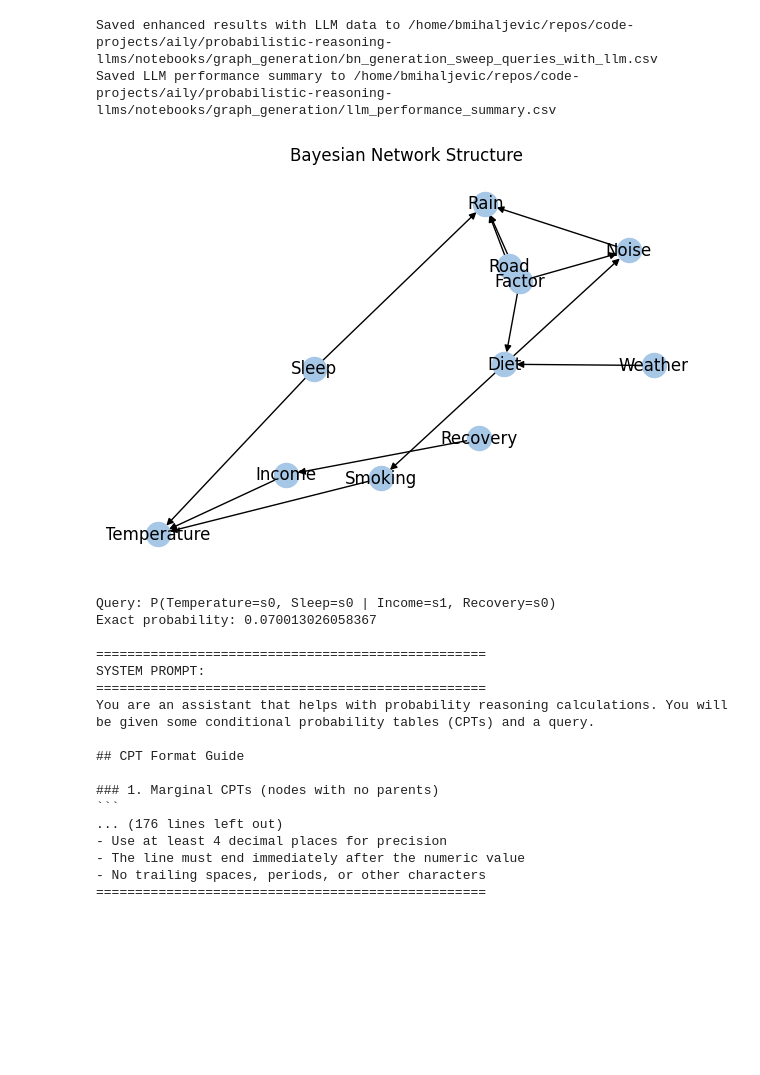
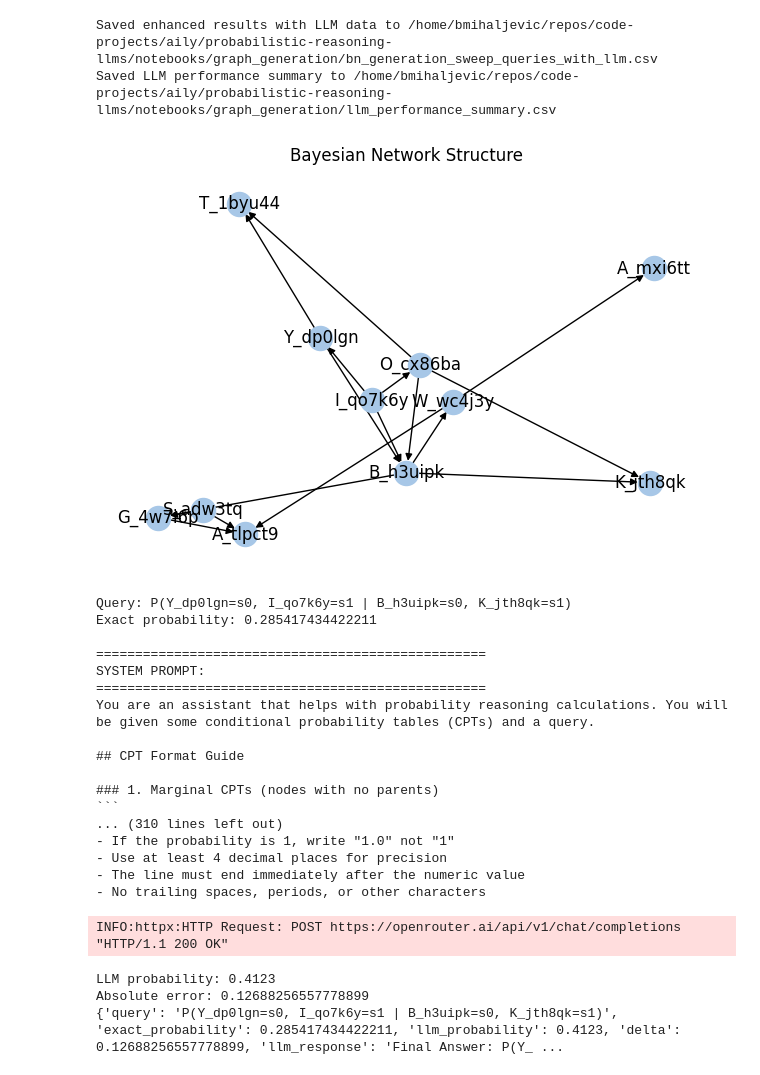
Before and after one commit to ferjorosa/probabilistic-reasoning-llms, a Jupyter notebook: notebooks/graph_generation/BN_generation_sweep.ipynb, the cells around one changed output. Drawn from its saved outputs; the diff is of its cells as text; code cells hidden in the pictures; blank space fills up the shorter version.

````diff
--- a/notebooks/graph_generation/BN_generation_sweep.ipynb
+++ b/notebooks/graph_generation/BN_generation_sweep.ipynb
@@ -36,7 +36,7 @@ from openai import OpenAI
 # %%
 # LLM Configuration and Helper Functions
 MODEL = "openai/o3-mini-high"  # Change this to your preferred model
-#MODEL = "deepseek/deepseek-chat-v3.1:free"
+MODEL = "deepseek/deepseek-chat-v3.1:free"
 
 # Initialize OpenAI client
 client = OpenAI(
@@ -305,23 +305,8 @@ Absolute error: 7.372829231516546e-05
 # %%
 # Optional: Call LLM on a subset AFTER query generation
 # Provide indices of rows in full_df for which to call the LLM.
-import ast, re
-
-def _parse_field(val):
-    if isinstance(val, (list, dict)):
-        return val
-    if not isinstance(val, str):
-        return val
-    s = val.strip()
-    if not s:
-        return None
-    # Normalize np.str_('X') -> 'X'
-    s = re.sub(r"np\.str_\(\'([^']*)\'\)", r"'\\1'", s)
-    s = re.sub(r'np\.str_\("([^"]*)"\)', r"'\\1'", s)
-    try:
-        return ast.literal_eval(s)
-    except Exception:
-        return val
+# Import _parse_field from bn_query_sweep instead of defining it locally
+from bn_query_sweep import _parse_field
 
 # Ensure LLM columns exist
 if 'llm_probability' not in full_df.columns:
@@ -331,7 +316,8 @@ if 'llm_response' not in full_df.columns:
 
 # Select which rows to send to LLM (example below commented out)
 # selected_indices = list(full_df.sample(n=10, random_state=0).index)
-selected_indices = list(full_df.sample(n=10, random_state=42).index)
+#selected_indices = list(full_df.sample(n=2, random_state=42).index)
+#selected_indices = [548]
 
 for ridx in selected_indices:
     row = full_df.iloc[ridx]
@@ -339,8 +325,8 @@ for ridx in selected_indices:
     query_vars = _parse_field(row['query_vars']) or []
     query_states = _parse_field(row['query_states']) or []
     evidence = _parse_field(row['evidence']) or None
-    print(f"Processing BN {int(row['bn_index'])+1}/{len(all_bayesian_networks)}, Query {int(row['query_index'])+1}...")
+    print(f"Processing BN {int(row['bn_index'])}/{len(all_bayesian_networks)}, Query {int(row['query_index'])}...")
     llm_prob, llm_response = call_llm_for_query(bn, query_vars, query_states, evidence)
-    full_df.at[full_df.index[ridx], 'llm_probability'] = llm_prob
-    full_df.at[full_df.index[ridx], 'llm_response'] = llm_response
+    full_df.at[ridx, 'llm_probability'] = llm_prob
+    full_df.at[ridx, 'llm_response'] = llm_response
 # %% [output]
@@ -466,19 +496,19 @@ Saved LLM performance summary to /home/bmihaljevic/repos/code-projects/aily/prob
 # %%
 result = inspect_row_and_call_llm(
     full_df=full_df,
     all_bayesian_networks=all_bayesian_networks,
    # row_index=731,
-    row_index=588,
+    row_index=548,
     openai_client=client,
     model=MODEL,
     prompts_path=prompt_path,
     draw_kwargs={"figsize": (6, 4)},
 )
 print(result)
 # %% [output]
-[figure, old version]
+[figure, new version]
-Query: P(Temperature=s0, Sleep=s0 | Income=s1, Recovery=s0)
-Exact probability: 0.070013026058367
+Query: P(Y_dp0lgn=s0, I_qo7k6y=s1 | B_h3uipk=s0, K_jth8qk=s1)
+Exact probability: 0.285417434422211
 
 ==================================================
 SYSTEM PROMPT:
@@ -489,8 +519,12 @@ You are an assistant that helps with probability reasoning calculations. You wil
 
 ### 1. Marginal CPTs (nodes with no parents)
 ```
-... (176 lines left out)
+... (310 lines left out)
+- If the probability is 1, write "1.0" not "1"
 - Use at least 4 decimal places for precision
 - The line must end immediately after the numeric value
 - No trailing spaces, periods, or other characters
-==================================================
+INFO:httpx:HTTP Request: POST https://openrouter.ai/api/v1/chat/completions "HTTP/1.1 200 OK"
+LLM probability: 0.4123
+Absolute error: 0.12688256557778899
+{'query': 'P(Y_dp0lgn=s0, I_qo7k6y=s1 | B_h3uipk=s0, K_jth8qk=s1)', 'exact_probability': 0.285417434422211, 'llm_probability': 0.4123, 'delta': 0.12688256557778899, 'llm_response': 'Final Answer: P(Y_ ...
````
Also changed, not shown: parts of 5 cells of this notebook, 1 other file.
